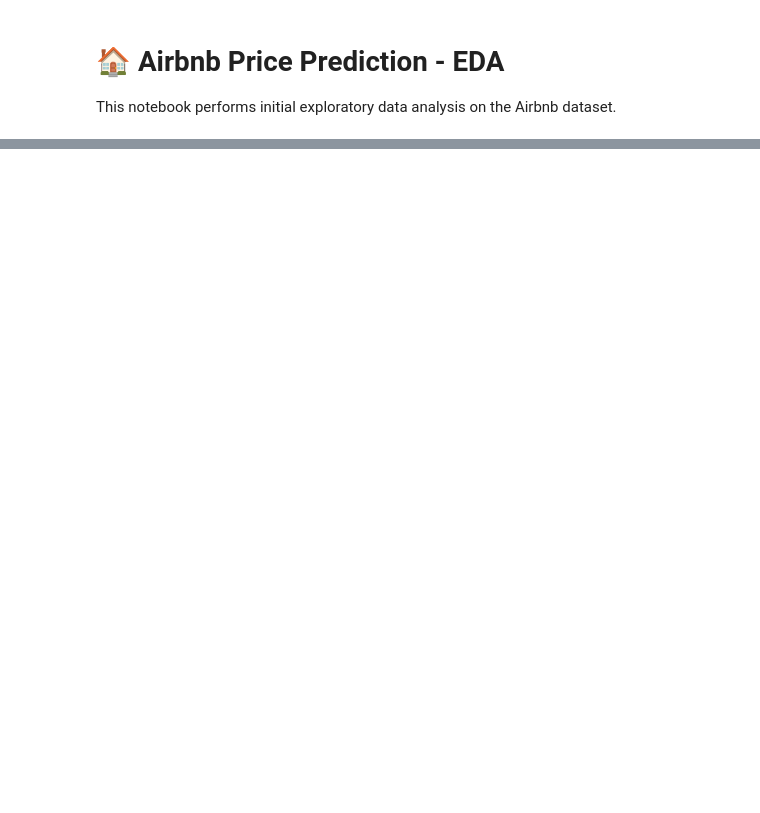
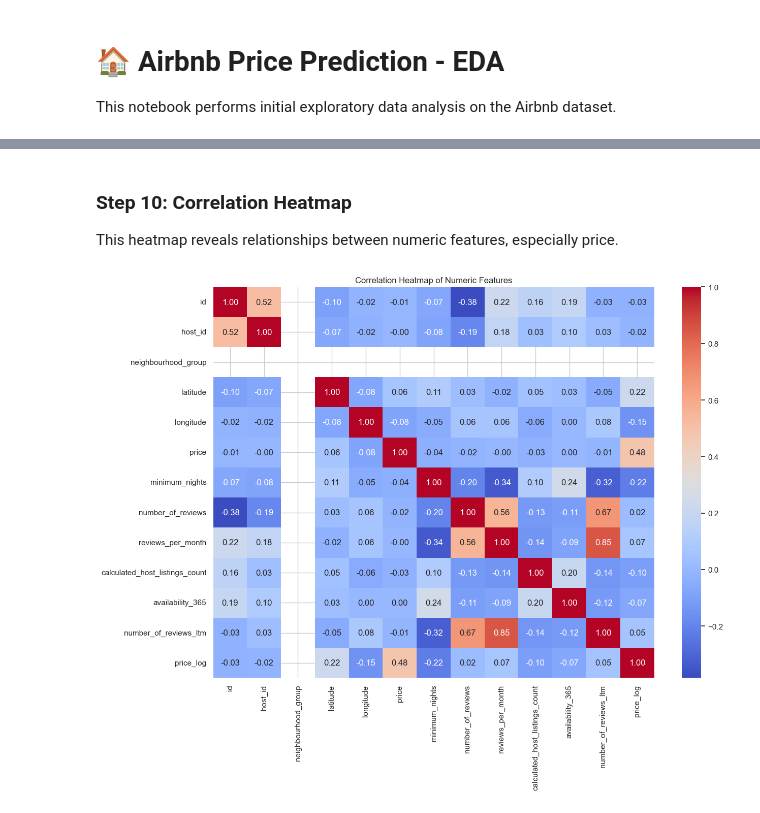
Before and after one commit to babakbaradaran/ml_airbnb_price_regression, a Jupyter notebook: 01_airbnb_price_regression/notebooks/airbnb_eda.ipynb, the cells around one changed output, grey strips where cells are left out. Drawn from its saved outputs; the diff is of its cells as text; code cells hidden in the pictures; blank space fills up the shorter version.

```diff
--- a/01_airbnb_price_regression/notebooks/airbnb_eda.ipynb
+++ b/01_airbnb_price_regression/notebooks/airbnb_eda.ipynb
@@ -84,6 +180,14 @@ plt.show()
+# %% [markdown]
+### Step 10: Correlation Heatmap
+
+This heatmap reveals relationships between numeric features, especially price.
 # %%
-# Step 9: Log-transformed price (optional)
-df['price_log'] = np.log1p(df['price'])
-sns.histplot(df['price_log'], bins=50)
-plt.title('Distribution of Log-Transformed Price')
+numeric_df = df.select_dtypes(include=[np.number])
+corr_matrix = numeric_df.corr()
+
+plt.figure(figsize=(14, 10))
+sns.heatmap(corr_matrix, annot=True, fmt=".2f", cmap="coolwarm", cbar=True)
+plt.title("Correlation Heatmap of Numeric Features")
 plt.show()
+# %% [output]
+[figure, added]
```
Also changed, not shown: parts of 23 cells of this notebook, 2 other files.
